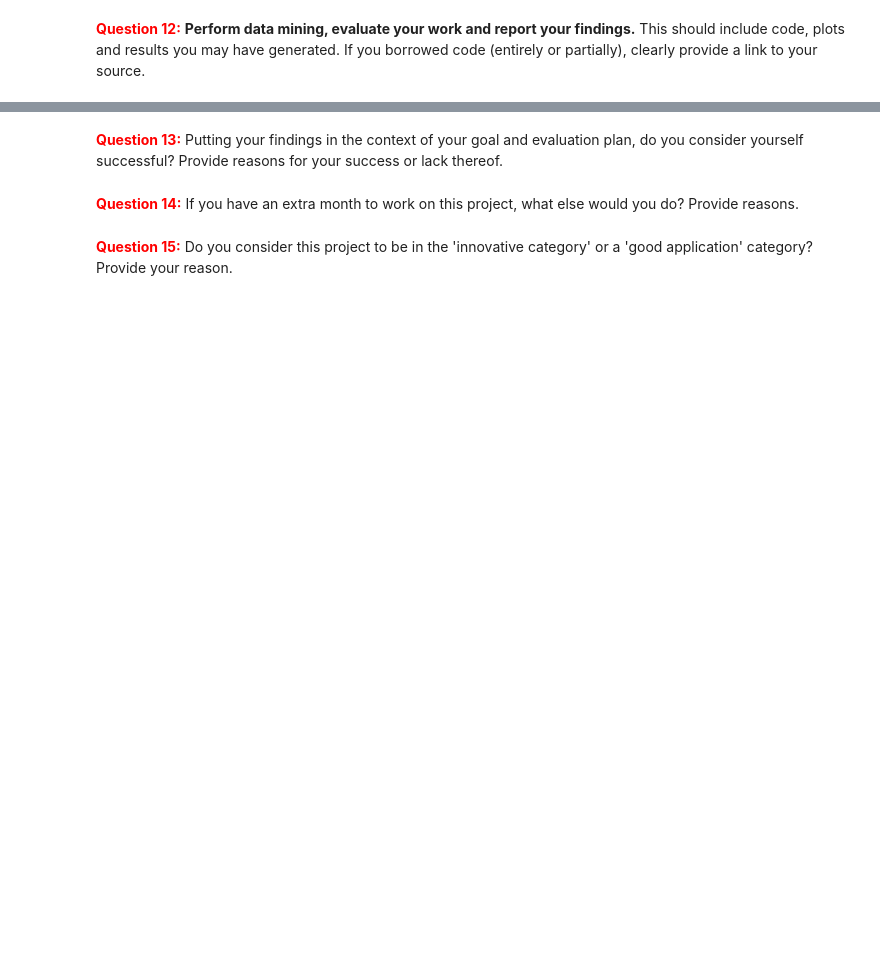
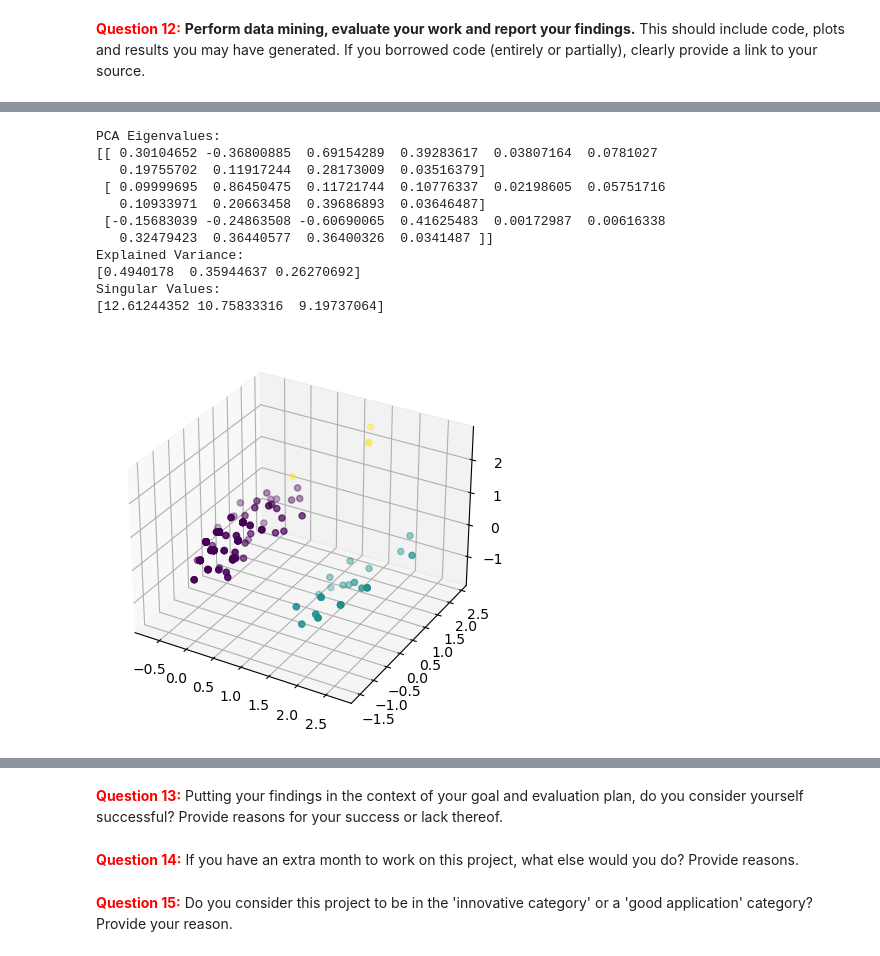
Before and after one commit to andrewstring/intelligent-data-analysis-final-project, a Jupyter notebook: Hands-on Project.ipynb, the cells around one changed output, grey strips where cells are left out. Saved outputs shown, nothing was run; the diff lists cells and outputs as text; code cells hidden in the pictures; blank space fills up the shorter version.

```diff
--- a/Hands-on Project.ipynb
+++ b/Hands-on Project.ipynb
@@ -41,0 +190,36 @@ You may use this package to load UCI data in python: https://github.com/SkafteNi
+# %%
+
+pca = PCA(n_components=3)
+# %%
+
+df = pd.read_csv("./flare-data/newflare.data1",header=None,names=["0","1","2","3","4","5","6","7","8","9","10","11","12"])
+pca.fit(df[["3","4","5","6","7","8","9","10","11","12"]])
+transformed_data = pca.transform(df[["3","4","5","6","7","8","9","10","11","12"]])
+print(f"PCA Eigenvalues:\n{pca.components_}")
+print(f"Explained Variance:\n{pca.explained_variance_}")
+print(f"Singular Values:\n{pca.singular_values_}")
+
+clustering = SpectralClustering(n_clusters=3,assign_labels="cluster_qr").fit(transformed_data)
+zipped_data = list(zip(*transformed_data))
+zipped_data.append(clustering.labels_)
+
+fig = plt.figure(1,figsize=(5,5))
+plt.clf()
+
+ax = fig.add_subplot(projection="3d")
+ax.scatter(zipped_data[0],zipped_data[1],zipped_data[2],c=zipped_data[3],cmap="viridis_r")
+
+plt.show()
+# %% [output]
+PCA Eigenvalues:
+[[ 0.30104652 -0.36800885  0.69154289  0.39283617  0.03807164  0.0781027
+   0.19755702  0.11917244  0.28173009  0.03516379]
+ [ 0.09999695  0.86450475  0.11721744  0.10776337  0.02198605  0.05751716
+   0.10933971  0.20663458  0.39686893  0.03646487]
+ [-0.15683039 -0.24863508 -0.60690065  0.41625483  0.00172987  0.00616338
+   0.32479423  0.36440577  0.36400326  0.0341487 ]]
+Explained Variance:
+[0.4940178  0.35944637 0.26270692]
+Singular Values:
+[12.61244352 10.75833316  9.19737064]
+[figure, added]
```
Also changed, not shown: parts of 15 cells of this notebook, 2 other files.
